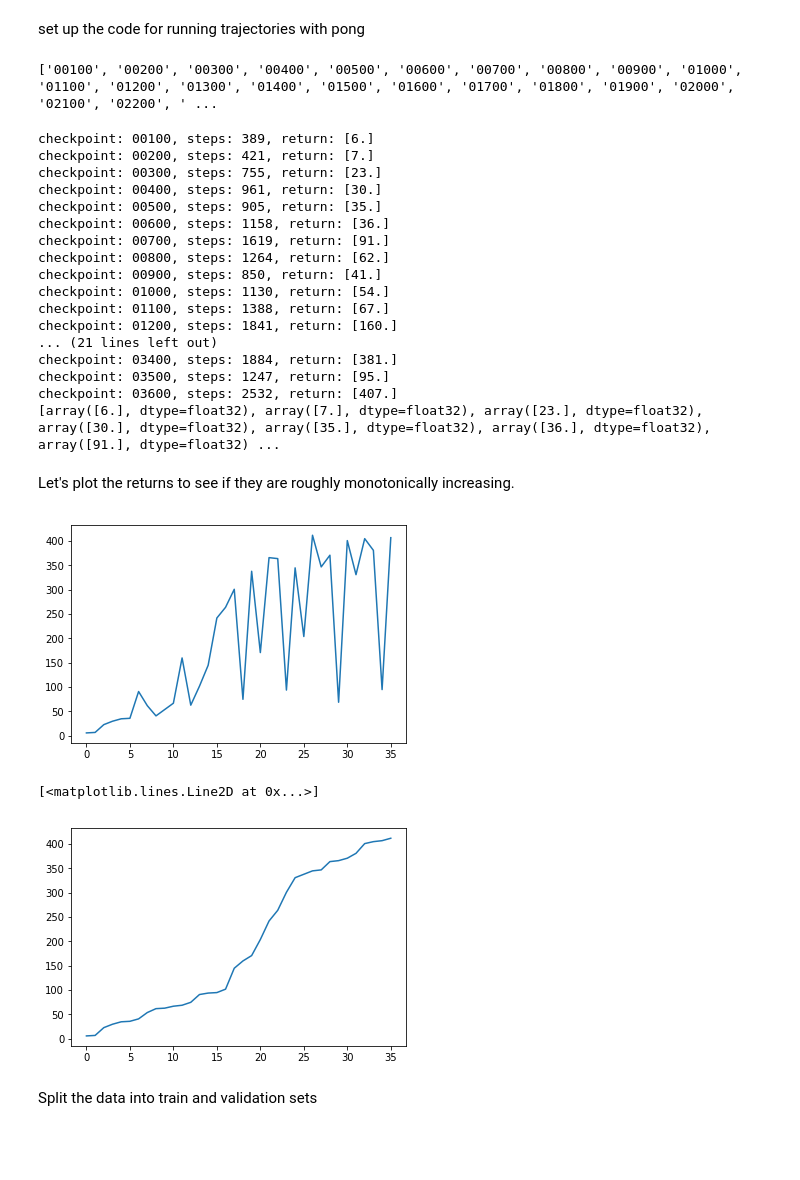
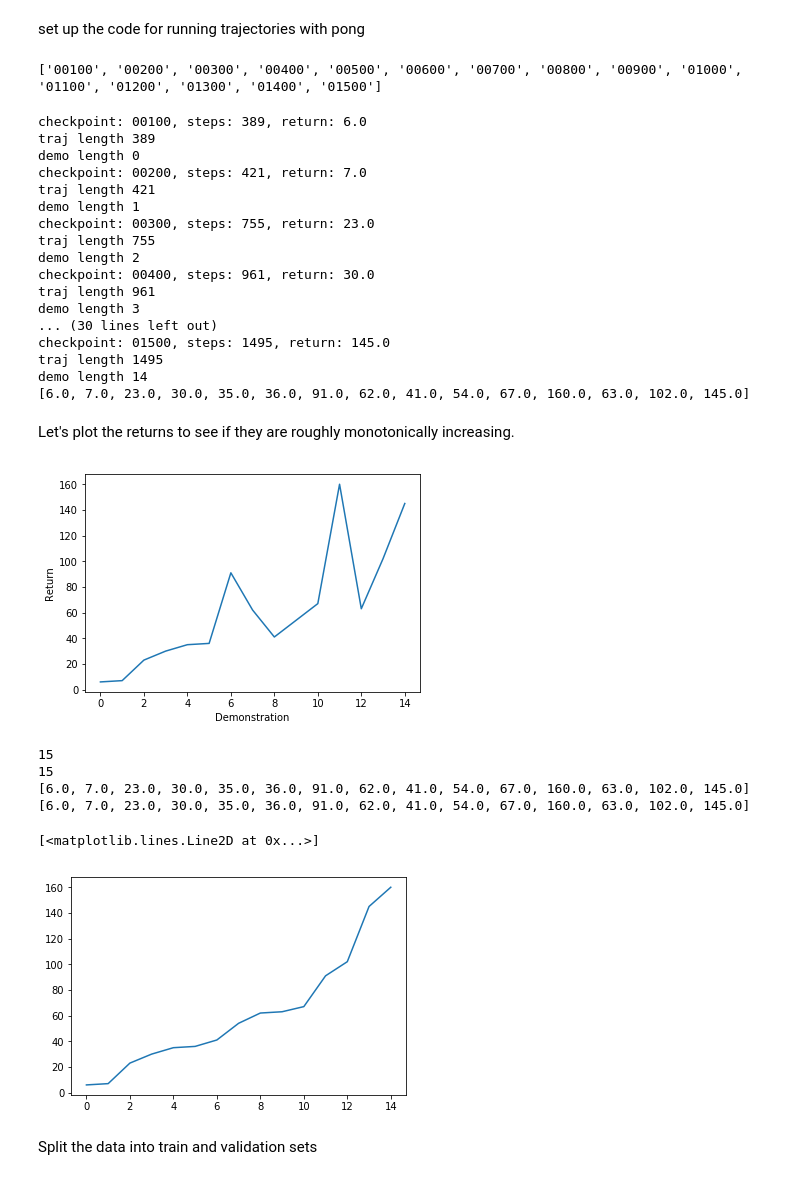
Before and after one commit to dsbrown1331/learning-rewards-of-learners, a Jupyter notebook: learner/LearnBreakoutReward.ipynb, the cells around one changed output. Cells and saved outputs as stored; diff of their text form; code cells hidden in the pictures; blank space fills up the shorter version.

Commit message:
working on pytorch reward test

```diff
--- a/learner/LearnBreakoutReward.ipynb
+++ b/learner/LearnBreakoutReward.ipynb
@@ -36,10 +36,11 @@ def normalize_state(obs):
     obs_lows = env.observation_space.low
     #print(obs_highs)
     #print(obs_lows)
-    return  2.0 * (obs - obs_lows) / (obs_highs - obs_lows) - 1.0
+    #return  2.0 * (obs - obs_lows) / (obs_highs - obs_lows) - 1.0
+    return obs / 255.0
 # %%
 checkpoint_min = 100
-checkpoint_max = 3600
+checkpoint_max = 1500
 checkpoint_step = 100
 checkpoints = []
 for i in range(checkpoint_min, checkpoint_max + checkpoint_step, checkpoint_step):
@@ -49,7 +50,7 @@ for i in range(checkpoint_min, checkpoint_max + checkpoint_step, checkpoint_step
         checkpoints.append('0' + str(i))
 print(checkpoints)
 # %% [output]
-['00100', '00200', '00300', '00400', '00500', '00600', '00700', '00800', '00900', '01000', '01100', '01200', '01300', '01400', '01500', '01600', '01700', '01800', '01900', '02000', '02100', '02200', ' ...
+['00100', '00200', '00300', '00400', '00500', '00600', '00700', '00800', '00900', '01000', '01100', '01200', '01300', '01400', '01500']
 # %%
 demonstrations = []
 learning_returns = []
@@ -59,10 +60,11 @@ for checkpoint in checkpoints:
 
     agent.load(model_path)
     episode_count = 1
-    done = False
-    traj = []
-    r = 0
     for i in range(episode_count):
+        done = False
+        traj = []
+        r = 0
+
         ob = env.reset()
         #traj.append(ob)
         #print(ob.shape)
@@ -74,13 +76,14 @@ for checkpoint in checkpoints:
             #print(ob.shape)
             traj.append(normalize_state(ob))
             steps += 1
-            acc_reward += r
+            acc_reward += r[0]
             if done:
                 print("checkpoint: {}, steps: {}, return: {}".format(checkpoint, steps,acc_reward))
                 break
-
-    demonstrations.append(traj)
-    learning_returns.append(acc_reward)
+        print("traj length", len(traj))
+        print("demo length", len(demonstrations))
+        demonstrations.append(traj)
+        learning_returns.append(acc_reward)
 
 
 
@@ -91,38 +94,50 @@ env.close()
 
 print(learning_returns)
 # %% [output]
-checkpoint: 00100, steps: 389, return: [6.]
-checkpoint: 00200, steps: 421, return: [7.]
-checkpoint: 00300, steps: 755, return: [23.]
-checkpoint: 00400, steps: 961, return: [30.]
-checkpoint: 00500, steps: 905, return: [35.]
-checkpoint: 00600, steps: 1158, return: [36.]
-checkpoint: 00700, steps: 1619, return: [91.]
-checkpoint: 00800, steps: 1264, return: [62.]
-checkpoint: 00900, steps: 850, return: [41.]
-checkpoint: 01000, steps: 1130, return: [54.]
-checkpoint: 01100, steps: 1388, return: [67.]
-checkpoint: 01200, steps: 1841, return: [160.]
-... (21 lines left out)
-checkpoint: 03400, steps: 1884, return: [381.]
-checkpoint: 03500, steps: 1247, return: [95.]
-checkpoint: 03600, steps: 2532, return: [407.]
-[array([6.], dtype=float32), array([7.], dtype=float32), array([23.], dtype=float32), array([30.], dtype=float32), array([35.], dtype=float32), array([36.], dtype=float32), array([91.], dtype=float32) ...
+checkpoint: 00100, steps: 389, return: 6.0
+traj length 389
+demo length 0
+checkpoint: 00200, steps: 421, return: 7.0
+traj length 421
+demo length 1
+checkpoint: 00300, steps: 755, return: 23.0
+traj length 755
+demo length 2
+checkpoint: 00400, steps: 961, return: 30.0
+traj length 961
+demo length 3
+... (30 lines left out)
+checkpoint: 01500, steps: 1495, return: 145.0
+traj length 1495
+demo length 14
+[6.0, 7.0, 23.0, 30.0, 35.0, 36.0, 91.0, 62.0, 41.0, 54.0, 67.0, 160.0, 63.0, 102.0, 145.0]
 # %% [markdown]
 Let's plot the returns to see if they are roughly monotonically increasing.
 # %%
 plt.plot(learning_returns)
+plt.xlabel("Demonstration")
+plt.ylabel("Return")
+plt.savefig("breakoutLearningPPO.png")
 plt.show()
 # %% [output]
-[figure, old version]
+[figure, new version]
 # %%
+print(len(learning_returns))
+print(len(demonstrations))
+print([a[0] for a in zip(learning_returns, demonstrations)])
 #cheat and sort them to see if it helps learning
-sorted_demos = [d for _,d in sorted(zip(learning_returns,demonstrations))]
+sorted_demos = [x for _, x in sorted(zip(learning_returns,demonstrations), key=lambda pair: pair[0])]
+
 sorted_returns = sorted(learning_returns)
+print(learning_returns)
 plt.plot(sorted_returns)
 # %% [output]
-[<matplotlib.lines.Line2D at 0x...>]
+15
+15
+[6.0, 7.0, 23.0, 30.0, 35.0, 36.0, 91.0, 62.0, 41.0, 54.0, 67.0, 160.0, 63.0, 102.0, 145.0]
+[6.0, 7.0, 23.0, 30.0, 35.0, 36.0, 91.0, 62.0, 41.0, 54.0, 67.0, 160.0, 63.0, 102.0, 145.0]
+[<matplotlib.lines.Line2D at 0x...>]
-[figure, old version]
+[figure, new version]
 # %% [markdown]
 Split the data into train and validation sets
 # %%
```
Also changed, not shown: parts of 10 cells of this notebook.
